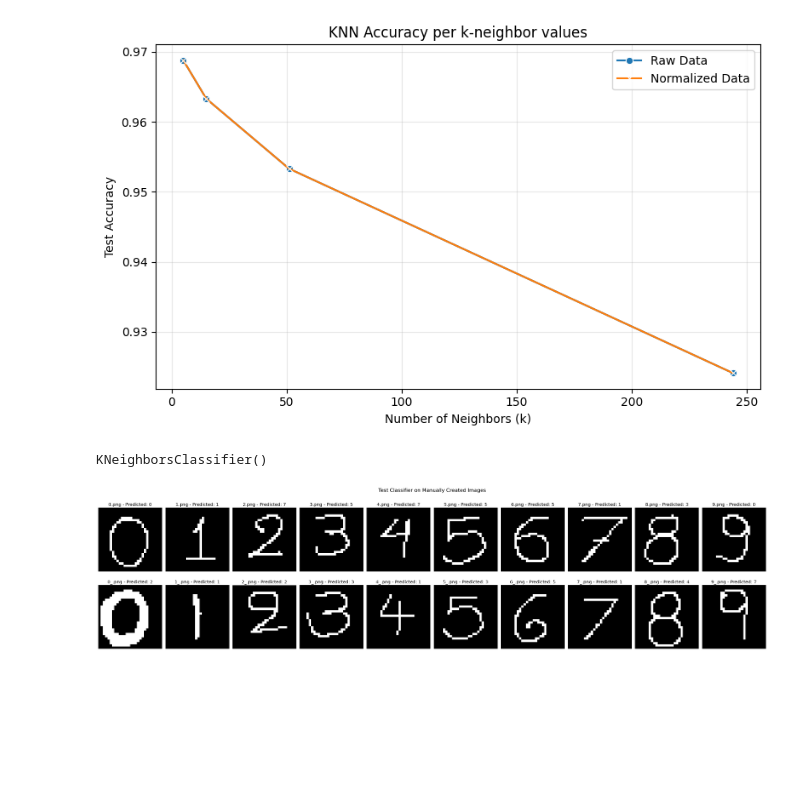
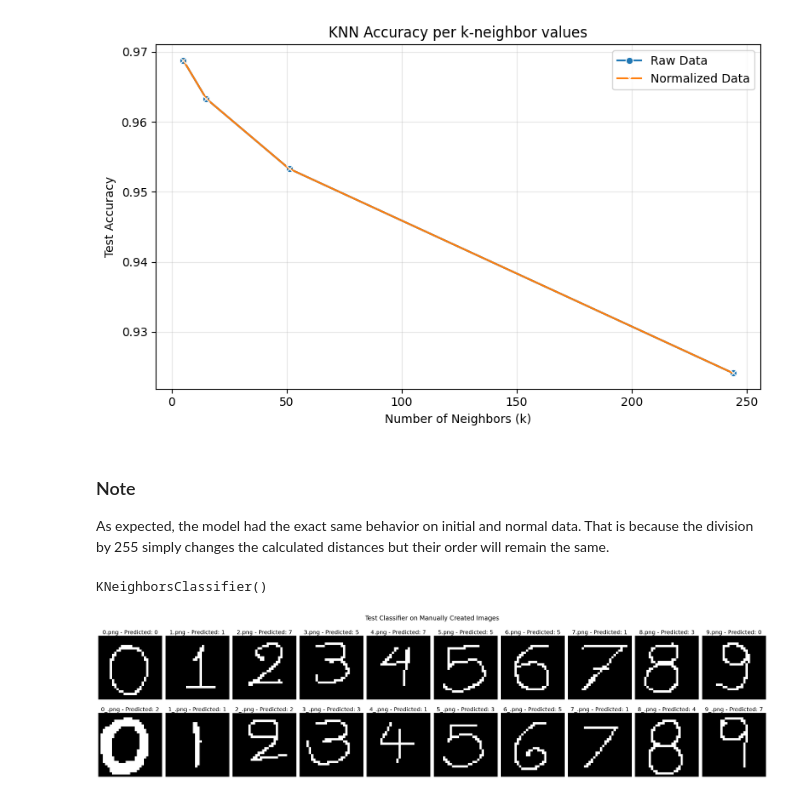
Before and after one commit to vagzikopis/DWS_ML, a Jupyter notebook: Exercise_5/knn.ipynb, the cells around one changed output. Cells and saved outputs as stored; diff of their text form; code cells hidden in the pictures; blank space fills up the shorter version.

Commit message:
Add note

```diff
--- a/Exercise_5/knn.ipynb
+++ b/Exercise_5/knn.ipynb
@@ -105,6 +99,9 @@ plt.tight_layout()
 plt.show()
 # %% [output]
 [figure]
+# %% [markdown]
+### Note
+As expected, the model had the exact same behavior on initial and normal data. That is because the division by 255 simply changes the calculated distances but their order will remain the same.
 # %%
 # Train a classifier with the best k
 best_k = max(accuracies_norm, key=accuracies_norm.get)
@@ -121,33 +118,33 @@ import numpy as np
 from PIL import Image
 
 # Get all PNG files in the current directory
 png_files = glob.glob("*.png")
 
 fig, axes = plt.subplots(2, 10, figsize=(3 * 10, 8))
 
 row1_col_idx = 0
 row2_col_idx = 0
 for file in png_files:
     img = Image.open(file).convert("L")
     img_array = np.array(img)
     img_flat = img_array.reshape(1, -1)
     img_flat = img_flat / 255
     predicted_label = best_knn.predict(img_flat)[0]
     if "_" not in os.path.basename(file):
         ax = axes[0, row1_col_idx]
         row1_col_idx += 1
     else:
         ax = axes[1, row2_col_idx]
         row2_col_idx += 1
     ax.imshow(img_array, cmap="gray")
     ax.set_title(
         f"{os.path.basename(file)} - Predicted: {predicted_label}",
-        fontsize=14,
+        fontsize=18,
     )
     ax.axis("off")
 
-fig.suptitle("Test Classifier on Manually Created Images", fontsize=16)
+fig.suptitle("Test Classifier on Manually Created Images", fontsize=20)
 plt.tight_layout()
 plt.show()
 # %% [output]
-[figure, old version]
+[figure, new version]
```
Also changed, not shown: parts of 4 cells of this notebook.
